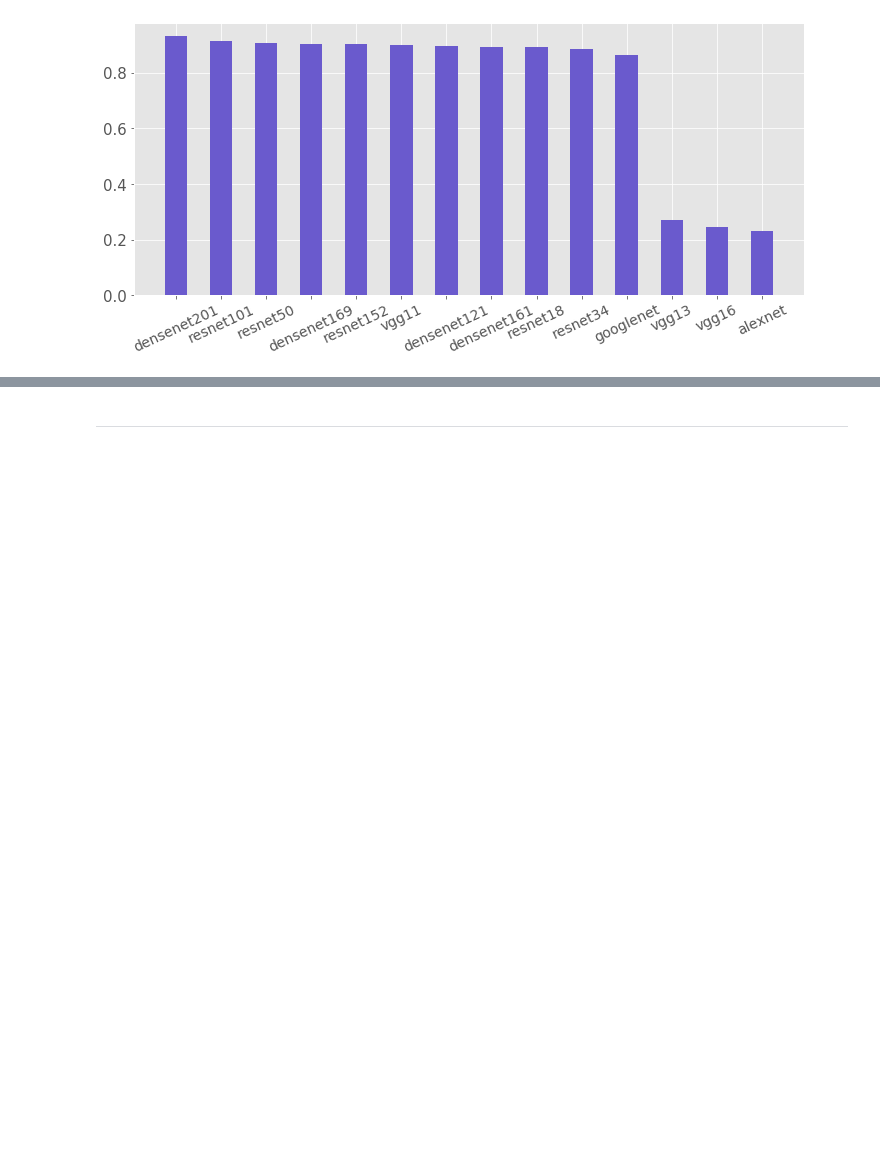
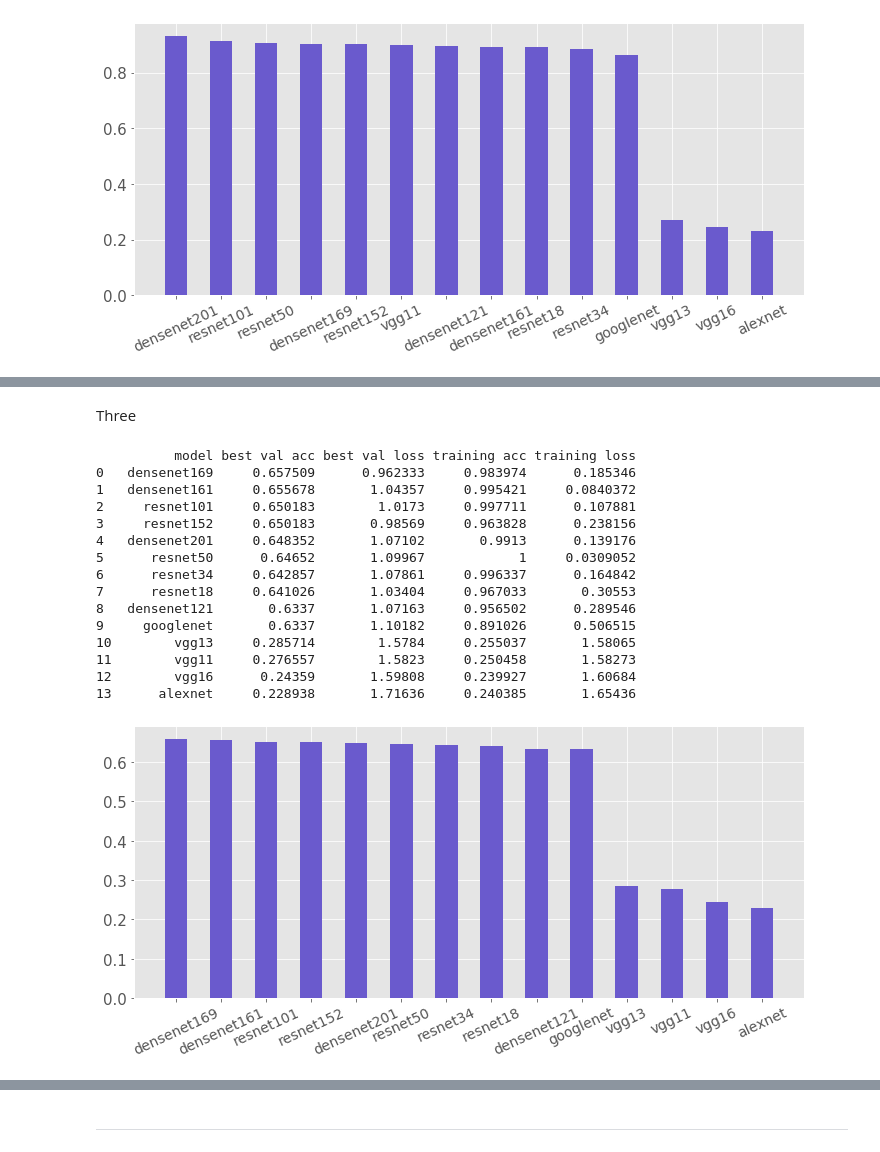
Before and after one commit to patrick-oliveira/ICDeepLearning, a Jupyter notebook: Codigos/Análise de BCI/Imagens e Tabelas.ipynb, the cells around one changed output, grey strips where cells are left out. Drawn from its saved outputs; the diff is of its cells as text; code cells hidden in the pictures; blank space fills up the shorter version.

```diff
--- a/Codigos/Análise de BCI/Imagens e Tabelas.ipynb
+++ b/Codigos/Análise de BCI/Imagens e Tabelas.ipynb
@@ -165,0 +191,23 @@ barPlot(table)
+# %% [markdown]
+Three
+# %%
+table = buildTable('three', 'cca128')
+print(table)
+barPlot(table)
+# %% [output]
+          model best val acc best val loss training acc training loss
+0   densenet169     0.657509      0.962333     0.983974      0.185346
+1   densenet161     0.655678       1.04357     0.995421     0.0840372
+2     resnet101     0.650183        1.0173     0.997711      0.107881
+3     resnet152     0.650183       0.98569     0.963828      0.238156
+4   densenet201     0.648352       1.07102       0.9913      0.139176
+5      resnet50      0.64652       1.09967            1     0.0309052
+6      resnet34     0.642857       1.07861     0.996337      0.164842
+7      resnet18     0.641026       1.03404     0.967033       0.30553
+8   densenet121       0.6337       1.07163     0.956502      0.289546
+9     googlenet       0.6337       1.10182     0.891026      0.506515
+10        vgg13     0.285714        1.5784     0.255037       1.58065
+11        vgg11     0.276557        1.5823     0.250458       1.58273
+12        vgg16      0.24359       1.59808     0.239927       1.60684
+13      alexnet     0.228938       1.71636     0.240385       1.65436
+[figure, added]
```
Also changed, not shown: parts of 5 cells of this notebook, 9 other files.
